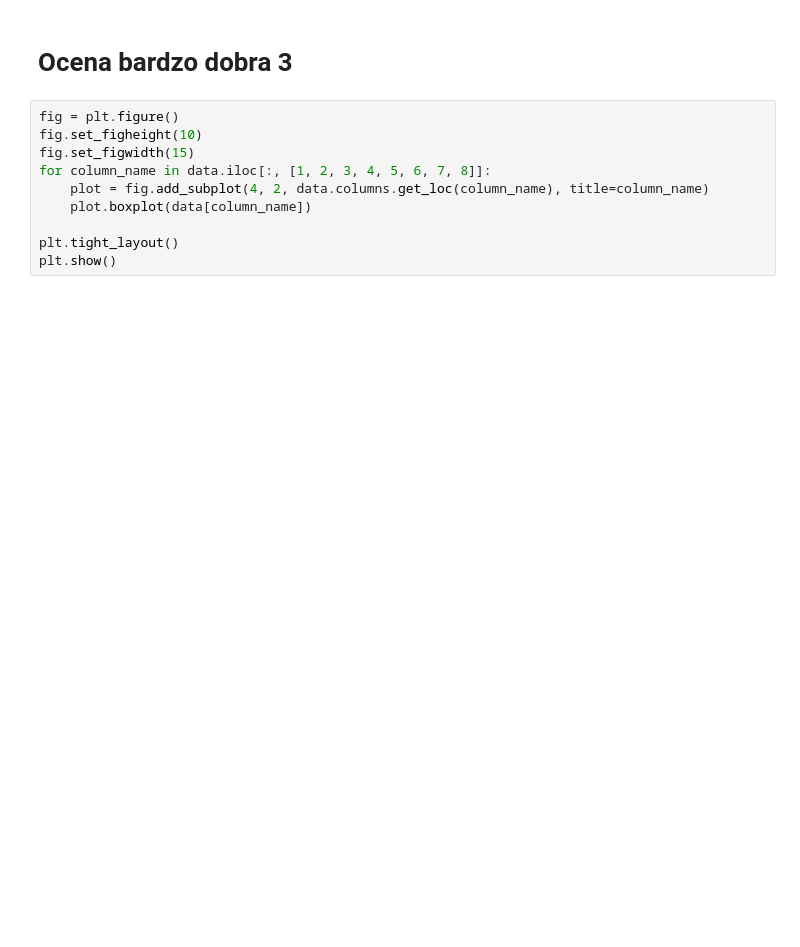
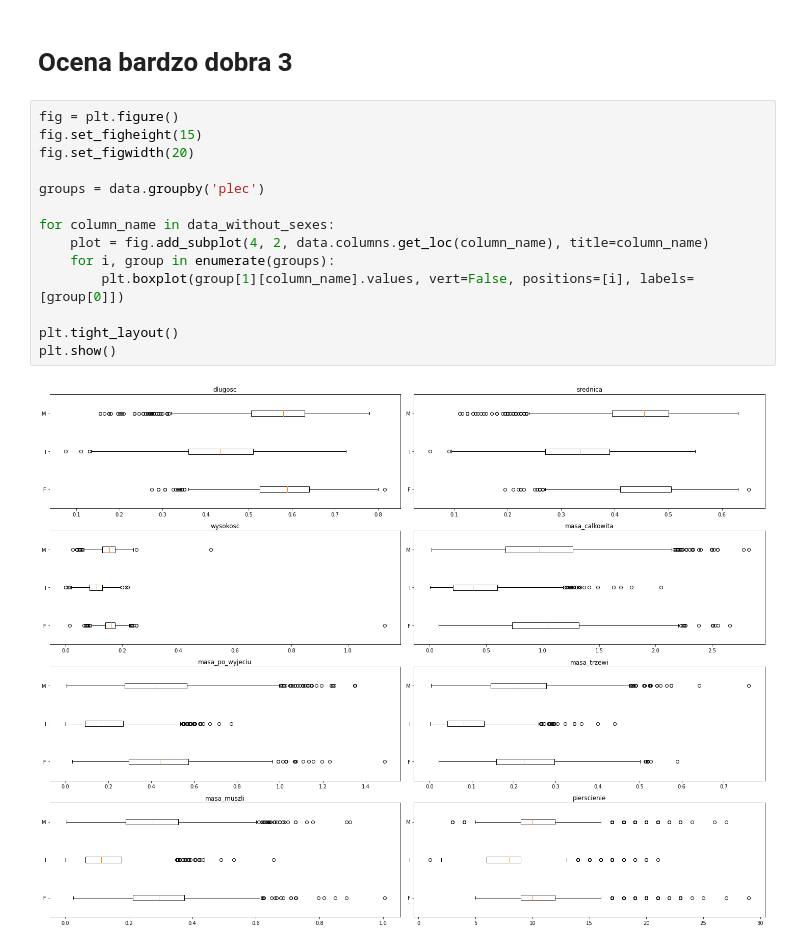
Before and after one commit to karwowskiantoni/Semestr_V, a Jupyter notebook: programowanie_w_jezyku_python/zadanie4/analysis.ipynb, the cells around one changed output. Cells and saved outputs as stored; diff of their text form; blank space fills up the shorter version.

```diff
--- a/programowanie_w_jezyku_python/zadanie4/analysis.ipynb
+++ b/programowanie_w_jezyku_python/zadanie4/analysis.ipynb
@@ -131,11 +193,17 @@ print(data_set.round(3))
 # Ocena bardzo dobra 3
 # %%
 fig = plt.figure()
-fig.set_figheight(10)
-fig.set_figwidth(15)
-for column_name in data.iloc[:, [1, 2, 3, 4, 5, 6, 7, 8]]:
+fig.set_figheight(15)
+fig.set_figwidth(20)
+
+groups = data.groupby('plec')
+
+for column_name in data_without_sexes:
     plot = fig.add_subplot(4, 2, data.columns.get_loc(column_name), title=column_name)
-    plot.boxplot(data[column_name])
+    for i, group in enumerate(groups):
+        plt.boxplot(group[1][column_name].values, vert=False, positions=[i], labels=[group[0]])
 
 plt.tight_layout()
 plt.show()
+# %% [output]
+[figure, added]
```
Also changed, not shown: parts of 4 cells of this notebook.
